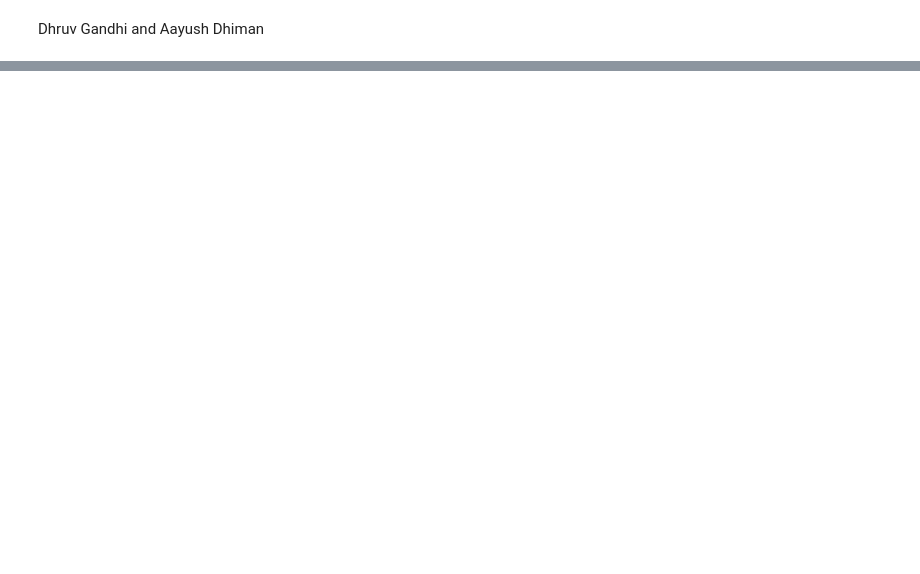
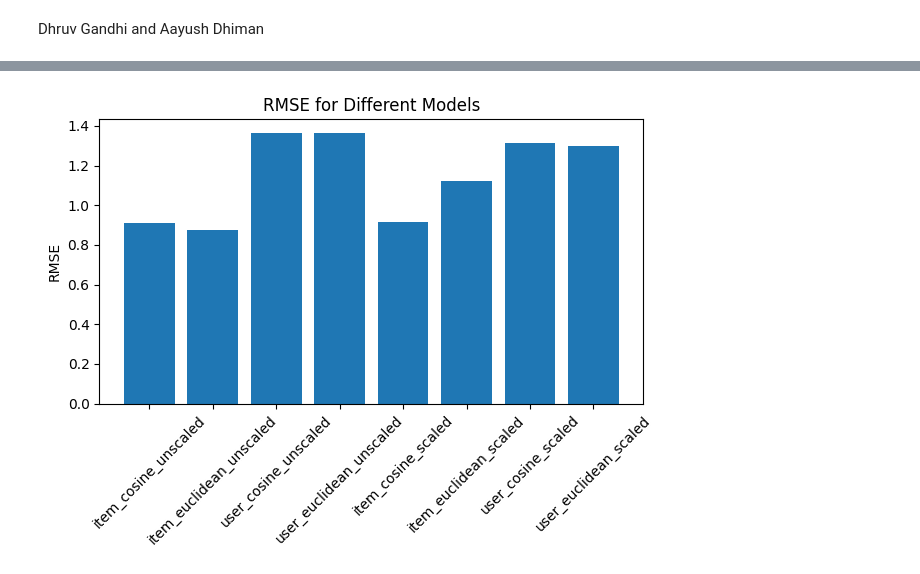
Before and after one commit to aayushdhiman/ds4420-final-project, a Jupyter notebook: finalproject.ipynb, the cells around one changed output, grey strips where cells are left out. Saved outputs shown, nothing was run; the diff lists cells and outputs as text; code cells hidden in the pictures; blank space fills up the shorter version.

```diff
--- a/finalproject.ipynb
+++ b/finalproject.ipynb
@@ -16,0 +12,4 @@ Fetched movie ratings for 570 users in 144.53 seconds.
+# %%
+rating=4
+trakt_id=24402
+user_entry = src.obtain_data.create_user_entry(rating, trakt_id)
@@ -16,0 +22,9 @@ Fetched movie ratings for 570 users in 144.53 seconds.
+# %%
+non_na_counts = user_entry.notna().sum(axis=1)
+row_with_most_non_na = non_na_counts.idxmax()
+row_with_most_non_na
+
+item_cosine_unscaled_rmse, item_euclidean_unscaled_rmse, user_cosine_unscaled_rmse, user_euclidean_unscaled_rmse, item_cosine_scaled_rmse, item_euclidean_scaled_rmse, user_cosine_scaled_rmse, user_euclidean_scaled_rmse = (None,)*8
+item_cosine_unscaled_mae, item_euclidean_unscaled_mae, user_cosine_unscaled_mae, user_euclidean_unscaled_mae, item_cosine_scaled_mae, item_euclidean_scaled_mae, user_cosine_scaled_mae, user_euclidean_scaled_mae = (None,)*8
+item_cosine_unscaled_time, item_euclidean_unscaled_time, user_cosine_unscaled_time, user_euclidean_unscaled_time, item_cosine_scaled_time, item_euclidean_scaled_time, user_cosine_scaled_time, user_euclidean_scaled_time = (None,)*8
+item_cosine_unscaled_memory, item_euclidean_unscaled_memory, user_cosine_unscaled_memory, user_euclidean_unscaled_memory, item_cosine_scaled_memory, item_euclidean_scaled_memory, user_cosine_scaled_memory, user_euclidean_scaled_memory = (None,)*8
@@ -16,0 +33,7 @@ Fetched movie ratings for 570 users in 144.53 seconds.
+# %%
+import psutil
+def measure_memory():
+    """Measure current memory usage in MB."""
+    process = psutil.Process()
+    mem_info = process.memory_info()
+    return mem_info.rss / (1024 * 1024)
@@ -16,0 +186,68 @@ Fetched movie ratings for 570 users in 144.53 seconds.
+# %%
+import matplotlib.pyplot as plt
+
+labels = [
+    'item_cosine_unscaled',
+    'item_euclidean_unscaled',
+    'user_cosine_unscaled',
+    'user_euclidean_unscaled',
+    'item_cosine_scaled',
+    'item_euclidean_scaled',
+    'user_cosine_scaled',
+    'user_euclidean_scaled'
+]
+
+rmses = [
+    item_cosine_unscaled_rmse,
+    item_euclidean_unscaled_rmse,
+    user_cosine_unscaled_rmse,
+    user_euclidean_unscaled_rmse,
+    item_cosine_scaled_rmse,
+    item_euclidean_scaled_rmse,
+    user_cosine_scaled_rmse,
+    user_euclidean_scaled_rmse
+]
+
+maes = [
+    item_cosine_unscaled_mae,
+    item_euclidean_unscaled_mae,
+    user_cosine_unscaled_mae,
+    user_euclidean_unscaled_mae,
+    item_cosine_scaled_mae,
+    item_euclidean_scaled_mae,
+    user_cosine_scaled_mae,
+    user_euclidean_scaled_mae
+]
+
+times = [
+    item_cosine_unscaled_time,
+    item_euclidean_unscaled_time,
+    user_cosine_unscaled_time,
+    user_euclidean_unscaled_time,
+    item_cosine_scaled_time,
+    item_euclidean_scaled_time,
+    user_cosine_scaled_time,
+    user_euclidean_scaled_time
+]
+
+memories = [
+    item_cosine_unscaled_memory,
+    item_euclidean_unscaled_memory,
+    user_cosine_unscaled_memory,
+    1-user_euclidean_unscaled_memory,
+    item_cosine_scaled_memory,
+    item_euclidean_scaled_memory,
+    user_cosine_scaled_memory,
+    user_euclidean_scaled_memory
+]
+
+
+plt.figure()
+plt.bar(labels, rmses)
+plt.ylabel('RMSE')
+plt.title('RMSE for Different Models')
+plt.xticks(rotation=45)
+plt.tight_layout()
+plt.show()
+# %% [output]
+[figure, added]
```
Also changed, not shown: parts of 14 cells of this notebook, 7 other files.
